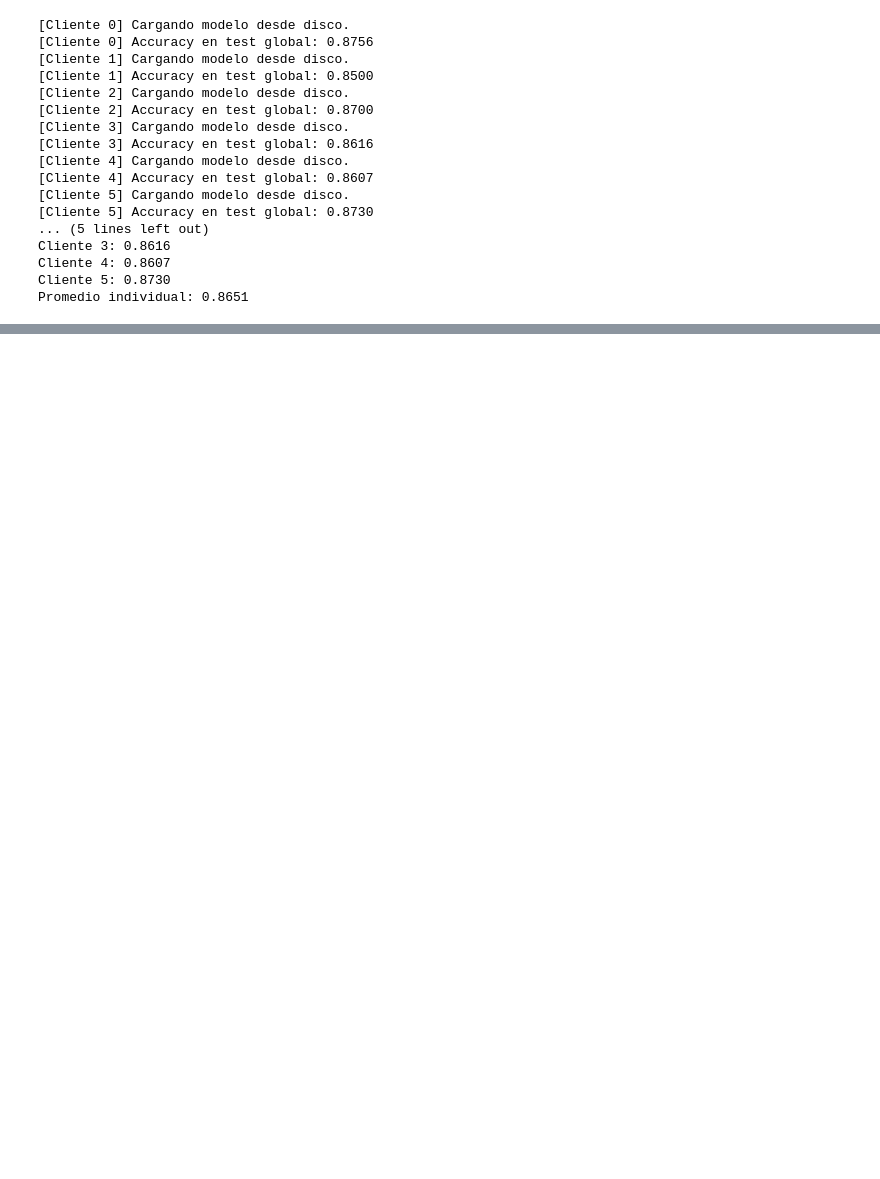
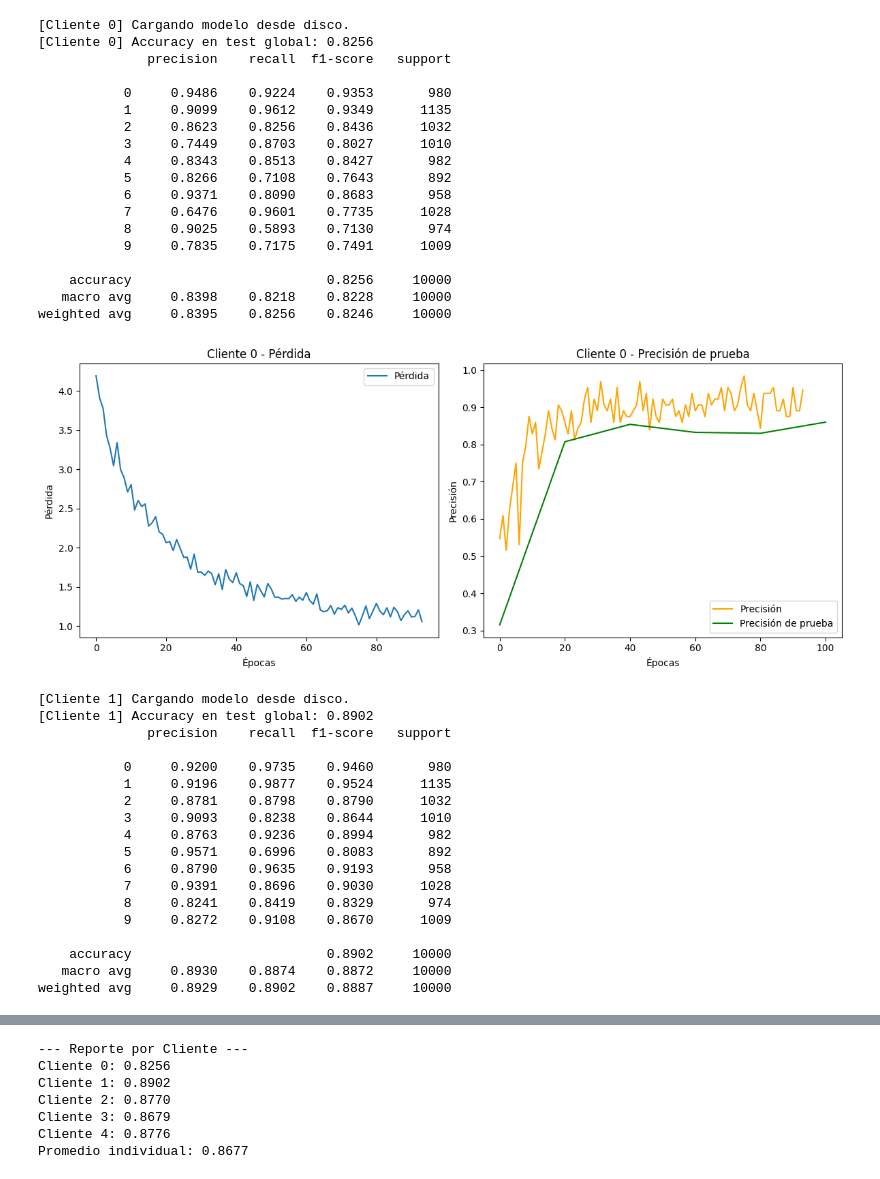
Before and after one commit to FelixStaff/FederativeTraining, a Jupyter notebook: main.ipynb, the cells around one changed output, grey strips where cells are left out. Drawn from its saved outputs; the diff is of its cells as text; code cells hidden in the pictures; blank space fills up the shorter version.

```diff
--- a/main.ipynb
+++ b/main.ipynb
@@ -4,27 +4,47 @@ from train.pipeline.trainer import FederatedTrainer
 # %%
 
 train_data, test_data = load_mnist()
-client_data = partition_dataset(train_data, num_clients=6)
+client_data = partition_dataset(train_data, num_clients=5)
 
 federated = FederatedTrainer(client_data, test_data)
-federated.train_or_load_clients()
+federated.train_or_load_clients(epochs = 2, v=True)
 
 federated.report()
 # %% [output]
 [Cliente 0] Cargando modelo desde disco.
-[Cliente 0] Accuracy en test global: 0.8756
-[Cliente 1] Cargando modelo desde disco.
-[Cliente 1] Accuracy en test global: 0.8500
-[Cliente 2] Cargando modelo desde disco.
-[Cliente 2] Accuracy en test global: 0.8700
-[Cliente 3] Cargando modelo desde disco.
-[Cliente 3] Accuracy en test global: 0.8616
-[Cliente 4] Cargando modelo desde disco.
-[Cliente 4] Accuracy en test global: 0.8607
-[Cliente 5] Cargando modelo desde disco.
-[Cliente 5] Accuracy en test global: 0.8730
-... (5 lines left out)
-Cliente 3: 0.8616
-Cliente 4: 0.8607
-Cliente 5: 0.8730
-Promedio individual: 0.8651
+[Cliente 0] Accuracy en test global: 0.8256
+              precision    recall  f1-score   support
+
+           0     0.9486    0.9224    0.9353       980
+           1     0.9099    0.9612    0.9349      1135
+           2     0.8623    0.8256    0.8436      1032
+           3     0.7449    0.8703    0.8027      1010
+           4     0.8343    0.8513    0.8427       982
+           5     0.8266    0.7108    0.7643       892
+           6     0.9371    0.8090    0.8683       958
+           7     0.6476    0.9601    0.7735      1028
+           8     0.9025    0.5893    0.7130       974
+           9     0.7835    0.7175    0.7491      1009
+
+    accuracy                         0.8256     10000
+   macro avg     0.8398    0.8218    0.8228     10000
+weighted avg     0.8395    0.8256    0.8246     10000
+[figure, added]
+[Cliente 1] Cargando modelo desde disco.
+[Cliente 1] Accuracy en test global: 0.8902
+              precision    recall  f1-score   support
+
+           0     0.9200    0.9735    0.9460       980
+           1     0.9196    0.9877    0.9524      1135
+           2     0.8781    0.8798    0.8790      1032
+           3     0.9093    0.8238    0.8644      1010
+           4     0.8763    0.9236    0.8994       982
+           5     0.9571    0.6996    0.8083       892
+           6     0.8790    0.9635    0.9193       958
+           7     0.9391    0.8696    0.9030      1028
+           8     0.8241    0.8419    0.8329       974
+           9     0.8272    0.9108    0.8670      1009
+
+    accuracy                         0.8902     10000
+   macro avg     0.8930    0.8874    0.8872     10000
+weighted avg     0.8929    0.8902    0.8887     10000
@@ -31,3 +109,10 @@ Promedio individual: 0.8651
+--- Reporte por Cliente ---
+Cliente 0: 0.8256
+Cliente 1: 0.8902
+Cliente 2: 0.8770
+Cliente 3: 0.8679
+Cliente 4: 0.8776
+Promedio individual: 0.8677
 # %%
 # FedAvg simple
 model_avg = federated.aggregate_simple()
```
Also changed, not shown: parts of 2 cells of this notebook, 27 other files.
